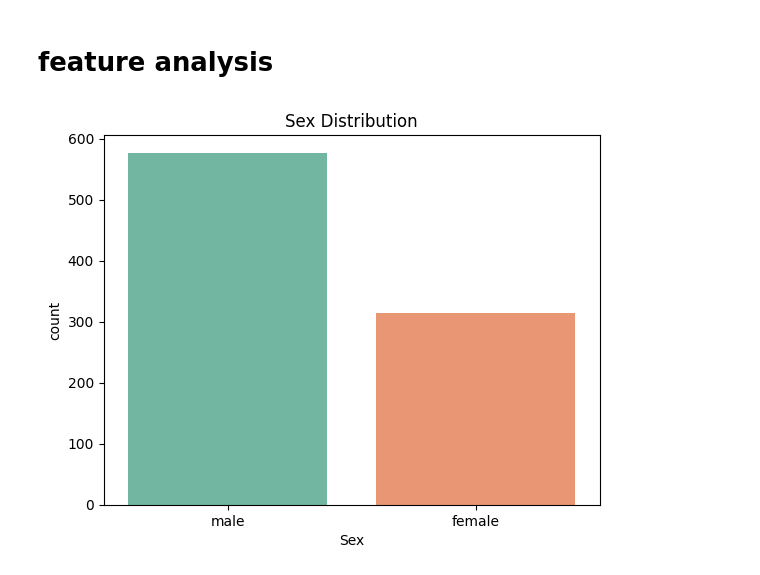
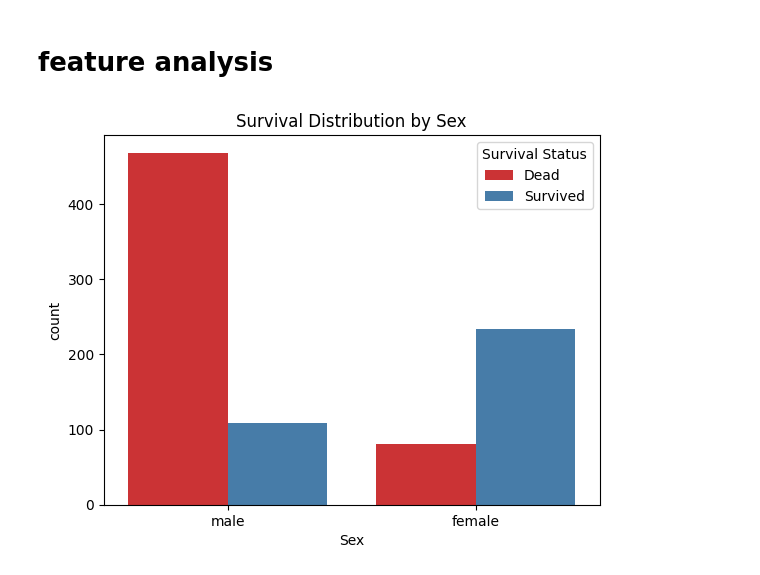
Before and after one commit to nilujafari/ML, a Jupyter notebook: titanic_survival/main.ipynb, the cells around one changed output. Cells and saved outputs as stored; diff of their text form; code cells hidden in the pictures.

```diff
--- a/titanic_survival/main.ipynb
+++ b/titanic_survival/main.ipynb
@@ -60,8 +71,10 @@ plt.show()
 # %% [markdown]
 # feature analysis
 # %%
-sns.countplot(x='Sex', data=training_data, palette='Set2', hue='Sex')
-plt.title('Sex Distribution')
+#The third chart shows that most men died, but many women survived.So,Sex is an important feature.
+sns.countplot(x='Sex', data=training_data, hue='Survived', palette='Set1')
+plt.title('Survival Distribution by Sex')
+plt.legend(title='Survival Status', labels=['Dead', 'Survived'])
 plt.show()
 # %% [output]
-[figure, old version]
+[figure, new version]
```
Also changed, not shown: parts of 56 cells of this notebook.
